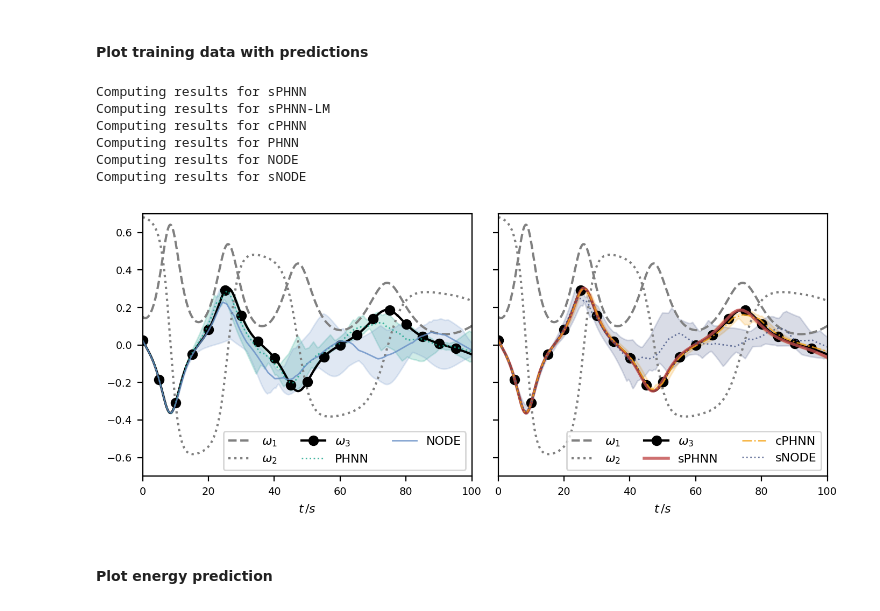
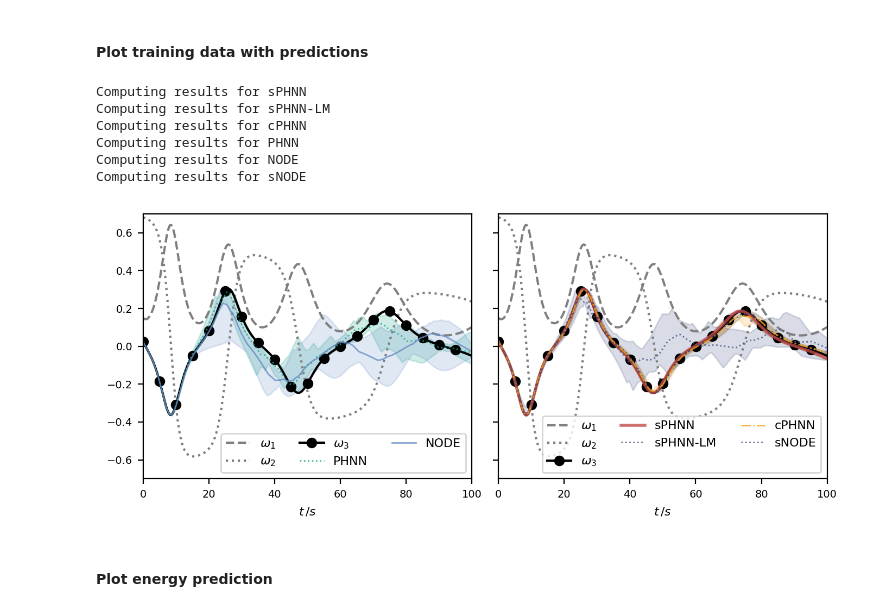
Before and after one commit to Drenderer/sPHNN, a Jupyter notebook: experiments/spinning_rigid_body/spinning_rigid_body.ipynb, the cells around one changed output. Saved outputs shown, nothing was run; the diff lists cells and outputs as text; code cells hidden in the pictures.

Commit message:
Fixed small issue with sPHNN-LM plotting.

```diff
--- a/experiments/spinning_rigid_body/spinning_rigid_body.ipynb
+++ b/experiments/spinning_rigid_body/spinning_rigid_body.ipynb
@@ -669,7 +669,7 @@ plt.show()
 def get_prediction_statistics(ts, y0):
     ys_true = integrate(euler_equations, y0, ts, args)
 
-    use_model_types = ['sNODE', 'sPHNN', 'NODE', 'PHNN', 'cPHNN']
+    use_model_types = ['sNODE', 'sPHNN-LM', 'sPHNN', 'NODE', 'PHNN', 'cPHNN']
 
     prediction_data = {}
     error_data = {}
@@ -698,7 +698,7 @@ prediction_data, error_data, ys_true = get_prediction_statistics(ts_eval, y0_eva
 
 # Plot the prediction
 plot_x_idx = [2]
-model_in_subplot = {'sPHNN': 1, 'cPHNN':1, 'PHNN': 0, 'NODE': 0, 'sNODE': 1}
+model_in_subplot = {'sPHNN': 1, 'sPHNN-LM': 1, 'cPHNN':1, 'PHNN': 0, 'NODE': 0, 'sNODE': 1}
 
 num_subplots = np.unique(list(model_in_subplot.values())).size
 fig, axes = plt.subplots(1, num_subplots, sharey=True, figsize=(3.5*num_subplots, 3), dpi=PLOT_DPI)
@@ -718,34 +718,34 @@ for ax in axes:
 
 for model_type, model_data in prediction_data.items():
     ax_idx = model_in_subplot[model_type]
     ax = axes[ax_idx]
     ax.plot(ts_eval,
             model_data['interquartile_mean'][:,plot_x_idx],
             # model_data['values'][0,:,0],
             **model_style[model_type],
             label=[model_type] + (len(plot_x_idx) - 1)*[None]
             )
     for n, (q1, q3) in enumerate(zip(model_data['first_quartile'].T, model_data['third_quartile'].T)):
         if n  in list(plot_x_idx):
             ax.fill_between(ts_eval, q1, q3,
                             alpha=0.2, zorder=1, color=model_style[model_type]['c'],
                             )
 
 for ax in axes:
     ax.legend(ncols=3)
 
 plt.tight_layout()
 fig.patch.set_alpha(0.)     # Transparent background
 # plt.savefig(FIG_IMG_DIR/f'prediction.png', bbox_inches='tight')
 plt.show()
 # %% [output]
 Computing results for sPHNN
 Computing results for sPHNN-LM
 Computing results for cPHNN
 Computing results for PHNN
 Computing results for NODE
 Computing results for sNODE
-[figure, old version]
+[figure, new version]
 # %% [markdown]
 #### Plot energy prediction
 # %%
```
